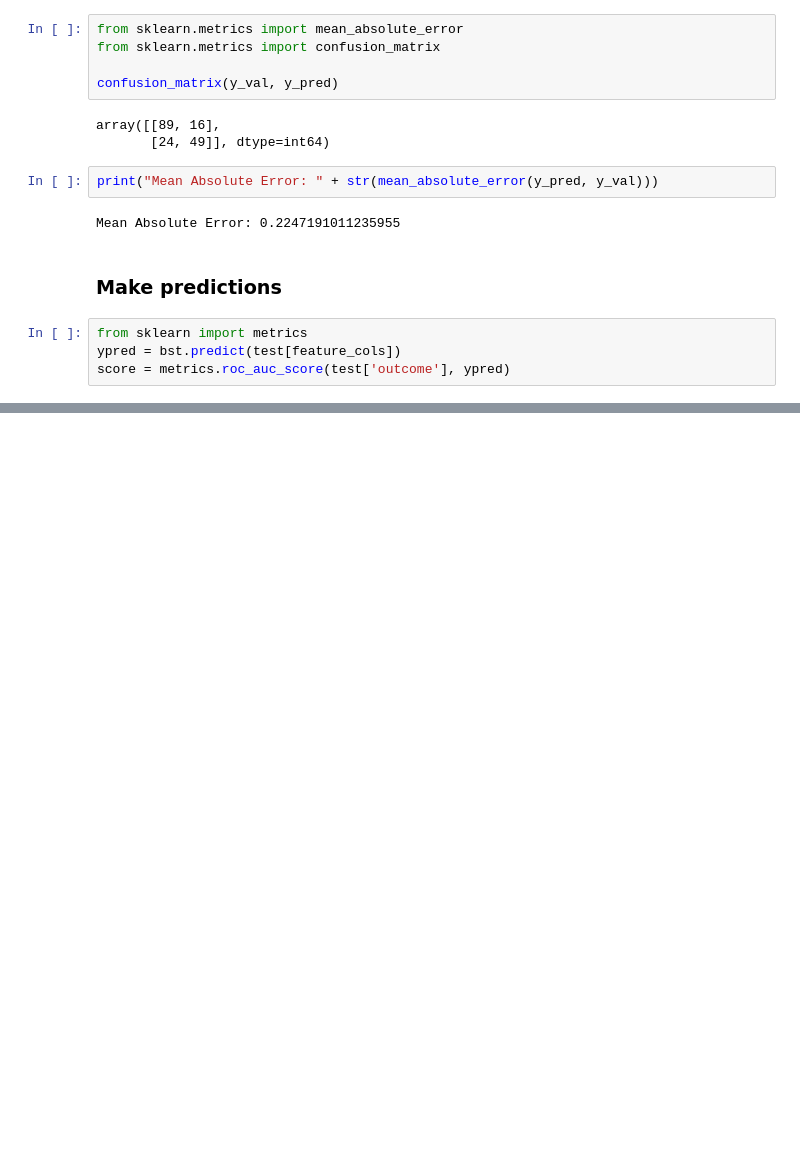
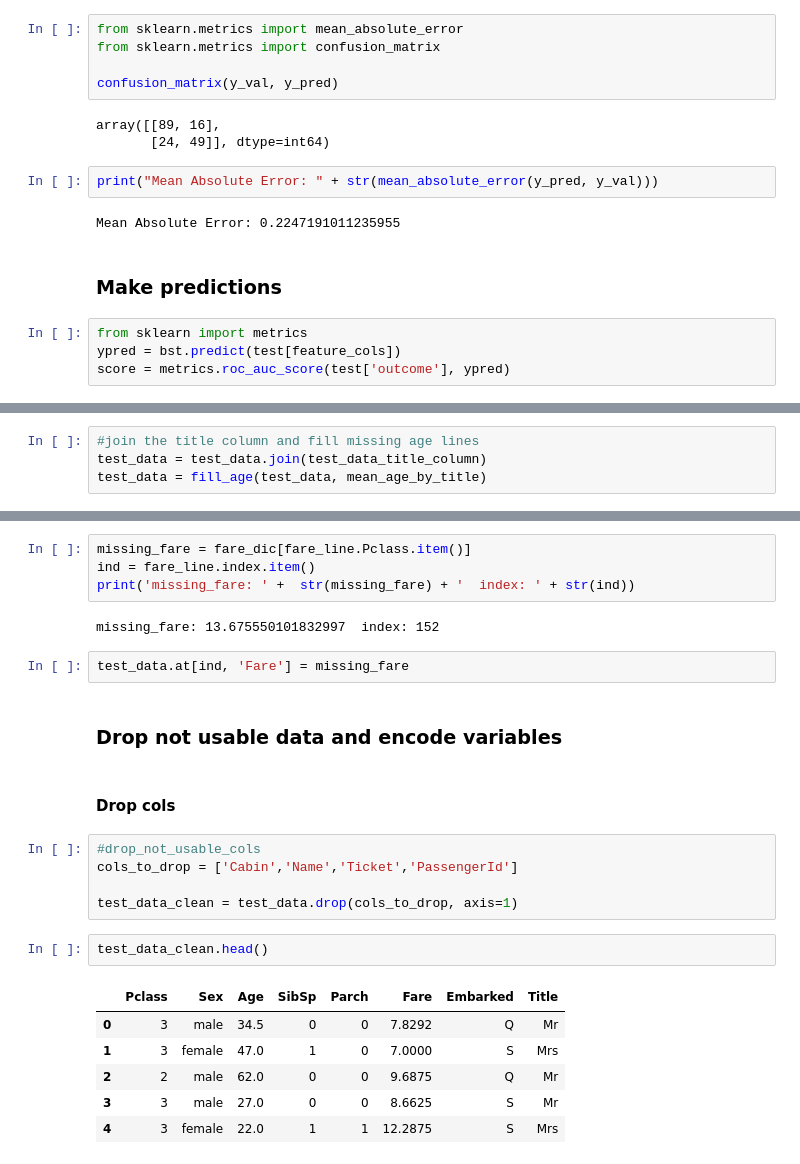
Before and after one commit to mikheevsm/titanic, a Jupyter notebook: titanic_model.ipynb, the cells around one changed output, grey strips where cells are left out. Drawn from its saved outputs; the diff is of its cells as text; blank space fills up the shorter version.

```diff
--- a/titanic_model.ipynb
+++ b/titanic_model.ipynb
@@ -600,0 +777,4 @@ score = metrics.roc_auc_score(test['outcome'], ypred)
+# %%
+#join the title column and fill missing age lines
+test_data = test_data.join(test_data_title_column)
+test_data = fill_age(test_data, mean_age_by_title)
@@ -600,0 +818,26 @@ score = metrics.roc_auc_score(test['outcome'], ypred)
+# %%
+missing_fare = fare_dic[fare_line.Pclass.item()]
+ind = fare_line.index.item()
+print('missing_fare: ' +  str(missing_fare) + '  index: ' + str(ind))
+# %% [output]
+missing_fare: 13.675550101832997  index: 152
+# %%
+test_data.at[ind, 'Fare'] = missing_fare
+# %% [markdown]
+### Drop not usable data and encode variables
+# %% [markdown]
+#### Drop cols
+# %%
+#drop_not_usable_cols
+cols_to_drop = ['Cabin','Name','Ticket','PassengerId']
+
+test_data_clean = test_data.drop(cols_to_drop, axis=1)
+# %%
+test_data_clean.head()
+# %% [output]
+|  | Pclass | Sex | Age | SibSp | Parch | Fare | Embarked | Title |
+| 0 | 3 | male | 34.5 | 0 | 0 | 7.8292 | Q | Mr |
+| 1 | 3 | female | 47.0 | 1 | 0 | 7.0000 | S | Mrs |
+| 2 | 2 | male | 62.0 | 0 | 0 | 9.6875 | Q | Mr |
+| 3 | 3 | male | 27.0 | 0 | 0 | 8.6625 | S | Mr |
+| 4 | 3 | female | 22.0 | 1 | 1 | 12.2875 | S | Mrs |
```
Also changed, not shown: parts of 55 cells of this notebook.
